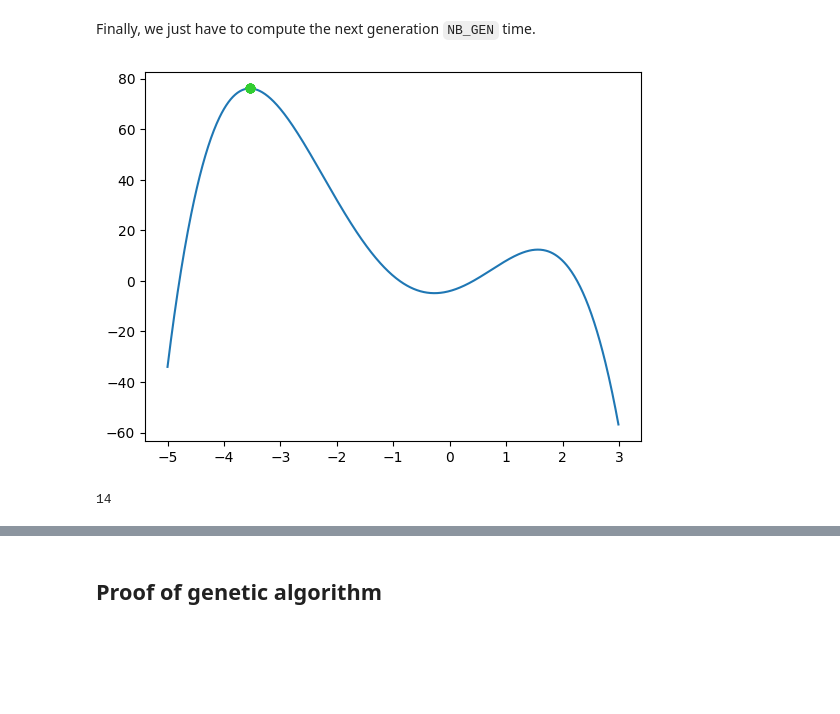
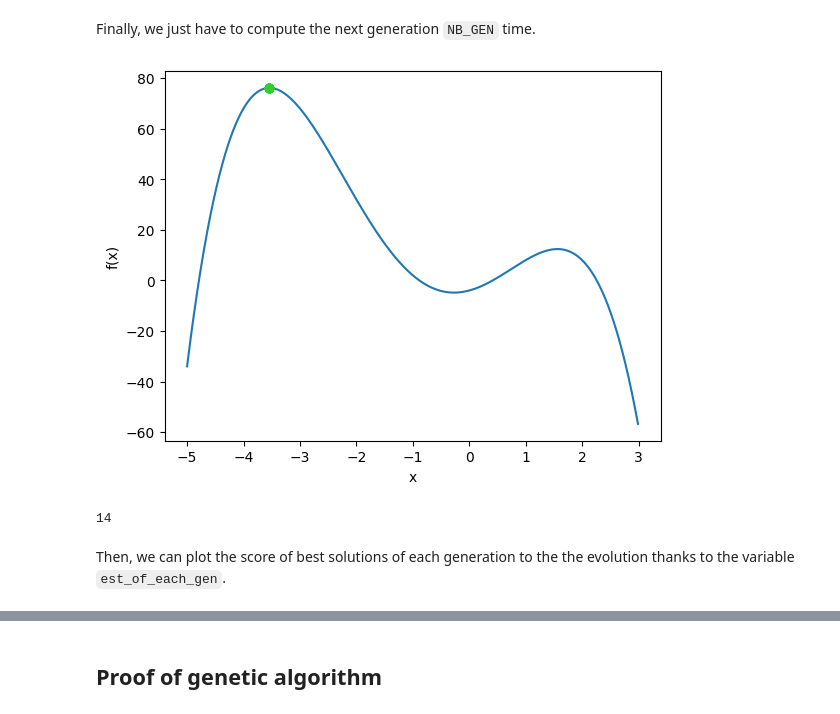
Before and after one commit to GeckSpy/IPdf2Latex, a Jupyter notebook: NoteBook/Machine Learning Theory/Genetic Algorithm/Genetic algorithm.ipynb, the cells around one changed output, grey strips where cells are left out. Saved outputs shown, nothing was run; the diff lists cells and outputs as text; code cells hidden in the pictures; blank space fills up the shorter version.

```diff
--- a/NoteBook/Machine Learning Theory/Genetic Algorithm/Genetic algorithm.ipynb
+++ b/NoteBook/Machine Learning Theory/Genetic Algorithm/Genetic algorithm.ipynb
@@ -41,6 +41,8 @@ def plot_f(show=True, f_min=f_min, f_max=f_max, ratio=100):
     x = [x/ratio for x in range(int(f_min*ratio), int(f_max*ratio))]
     y = [f(x) for x in x]
     plt.plot(x, y, "-")
+    plt.xlabel("x")
+    plt.ylabel("f(x)")
     if show:
         plt.show()
 plot_f()
@@ -306,7 +312,7 @@ def create_next_pop(pop, show=False):
         plot_pop(kept, "limegreen", "kept")
         plot_pop(cross_overs, "orange", "cross-over")
         plot_pop(mutations, "red", "mutation")
-        plot_pop(news, "purple", "new solutions")
+        plot_pop(news, "black", "new solutions")
         plt.legend(loc="upper right")
         plt.plot()
     new_pop = kept + cross_overs + mutations + news
@@ -324,21 +330,25 @@ Finally, we just have to compute the next generation `NB_GEN` time.
 # %%
 def aglo_gen(show=False):
     pop = gen_pop()
+    best_of_each_gen = [] #Store best solution of each generations
     for gen in range(NB_GEN):
         sort_pop(pop)
+        best_of_each_gen.append(pop[0])
         pop = create_next_pop(pop)
 
         if show:
             plot_f(show=False)
             pop_to_print = pop[:10]
             plot_pop(pop_to_print, "limegreen")
             display.clear_output(wait=True)
             plt.show()
             time.sleep(0.1)
             print(gen, end=" ")
-    return pop[0] #The best solution the algo found
+    return pop[0], best_of_each_gen #The best solution the algo found
 
-best = aglo_gen(show=True)
+best, best_of_each_gen = aglo_gen(show=True)
 # %% [output]
-[figure, old version]
+[figure, new version]
 14
+# %% [markdown]
+Then, we can plot the score of best solutions of each generation to the the evolution thanks to the variable `est_of_each_gen`.
```
Also changed, not shown: parts of 19 cells of this notebook, 1 other file.
